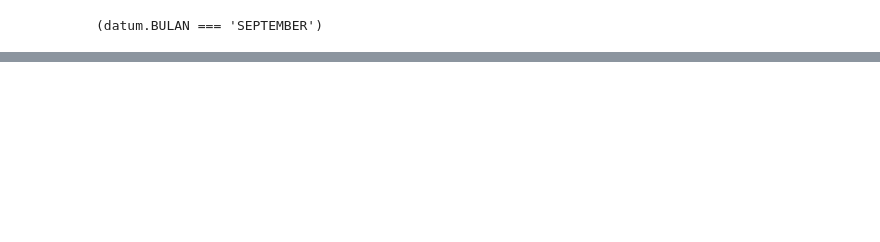
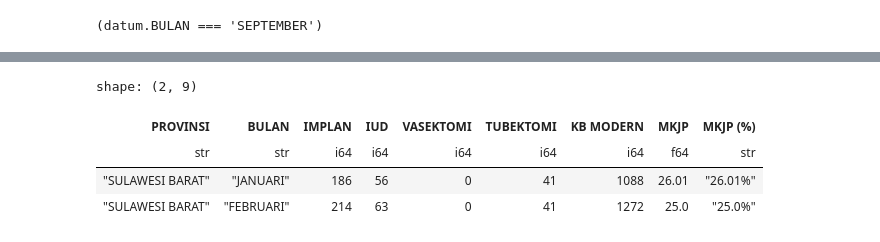
Before and after one commit to pokja0/profil_desa_py, a Jupyter notebook: altair.ipynb, the cells around one changed output, grey strips where cells are left out. Drawn from its saved outputs; the diff is of its cells as text; code cells hidden in the pictures; blank space fills up the shorter version.

```diff
--- a/altair.ipynb
+++ b/altair.ipynb
@@ -426,0 +534,30 @@ df_processed["BULAN"][-1]
+# %%
+# Proses data dengan Polars
+df_processed = (
+    df_processed
+    .with_columns(
+        # Konversi bulan ke numerik
+        pl.col("BULAN")
+        .replace(month_order)
+        .cast(pl.Int32)
+        .alias("month_order")
+    )
+    .sort("month_order")
+    .drop("month_order")
+)
+
+# Ambil bulan pertama dan terakhir
+first_month = df_processed["BULAN"][0]
+last_month = df_processed["BULAN"][-1]
+
+# Hitung batas y-axis
+y_min = df_processed["MKJP"].min() * 0.95
+y_max = df_processed["MKJP"].max() * 1.05
+
+df_processed
+# %% [output]
+shape: (2, 9)
+| PROVINSI | BULAN | IMPLAN | IUD | VASEKTOMI | TUBEKTOMI | KB MODERN | MKJP | MKJP (%) |
+| str | str | i64 | i64 | i64 | i64 | i64 | f64 | str |
+| "SULAWESI BARAT" | "JANUARI" | 186 | 56 | 0 | 41 | 1088 | 26.01 | "26.01%" |
+| "SULAWESI BARAT" | "FEBRUARI" | 214 | 63 | 0 | 41 | 1272 | 25.0 | "25.0%" |
```
Also changed, not shown: parts of 27 cells of this notebook, 1 other file.
